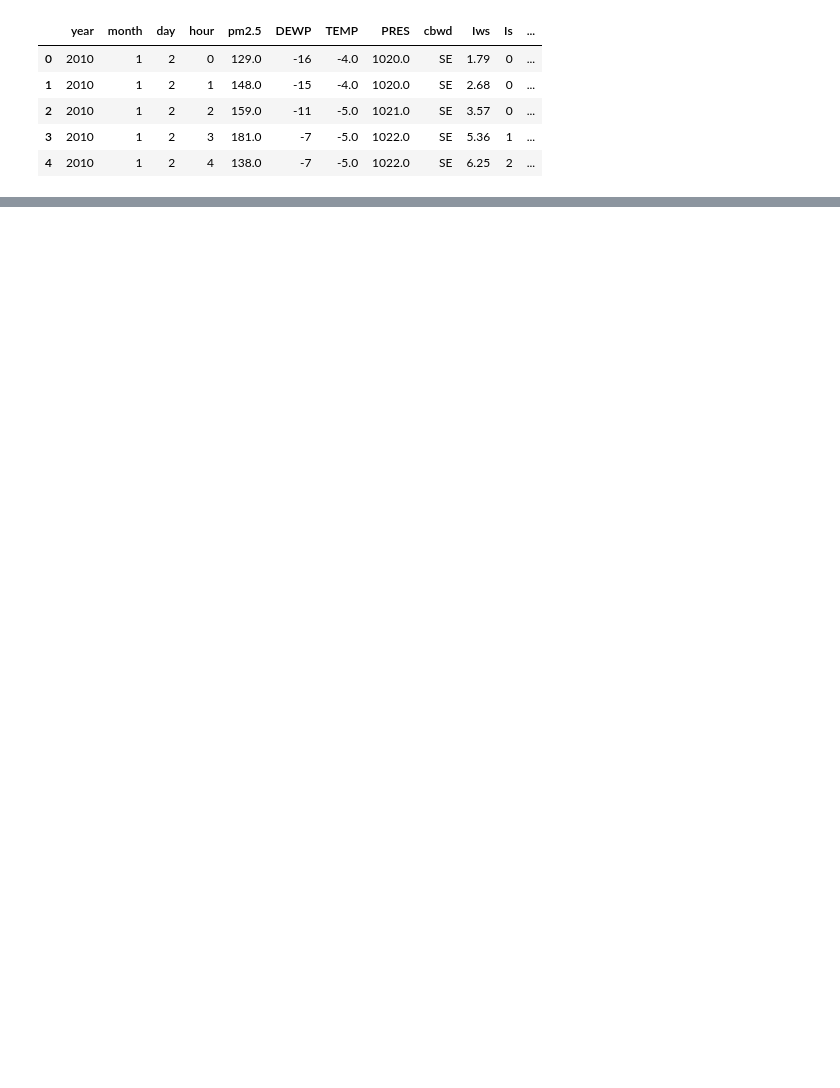
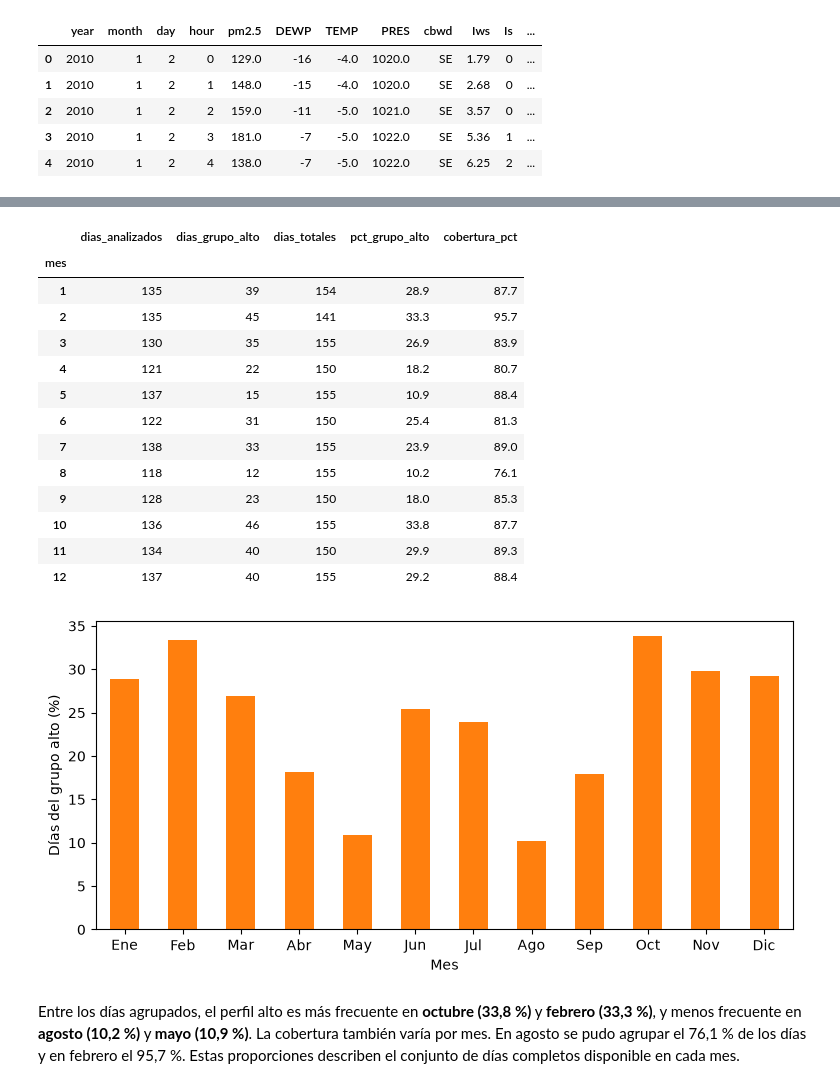
Before and after one commit to anton-p0g/Proyecto-Descubrimiento, a Jupyter notebook: Analisis_PM25.ipynb, the cells around one changed output, grey strips where cells are left out. Drawn from its saved outputs; the diff is of its cells as text; code cells hidden in the pictures; blank space fills up the shorter version.

```diff
--- a/Analisis_PM25.ipynb
+++ b/Analisis_PM25.ipynb
@@ -80,0 +204,52 @@ datos_analisis.head()
+# %%
+grupo_alto = perfil_medio.mean(axis=1).idxmax()
+
+por_mes = (
+    dias_agrupados.assign(
+        mes=pd.to_datetime(dias_agrupados.index).month,
+        es_alto=dias_agrupados["grupo"].eq(grupo_alto),
+    )
+    .groupby("mes")
+    .agg(
+        dias_analizados=("grupo", "size"),
+        dias_grupo_alto=("es_alto", "sum"),
+    )
+)
+
+por_mes["dias_totales"] = pd.to_datetime(pm25_por_dia.index).month.value_counts()
+por_mes["pct_grupo_alto"] = (
+    100 * por_mes["dias_grupo_alto"] / por_mes["dias_analizados"]
+)
+por_mes["cobertura_pct"] = (
+    100 * por_mes["dias_analizados"] / por_mes["dias_totales"]
+)
+
+display(por_mes.round(1))
+
+meses = ["Ene", "Feb", "Mar", "Abr", "May", "Jun",
+         "Jul", "Ago", "Sep", "Oct", "Nov", "Dic"]
+
+ax = por_mes["pct_grupo_alto"].plot.bar(
+    color="tab:orange", figsize=(9, 4), rot=0
+)
+ax.set_xticks(range(12), meses)
+ax.set(xlabel="Mes", ylabel="Días del grupo alto (%)")
+plt.show()
+# %% [output]
+|  | dias_analizados | dias_grupo_alto | dias_totales | pct_grupo_alto | cobertura_pct |
+| mes |  |  |  |  |  |
+| 1 | 135 | 39 | 154 | 28.9 | 87.7 |
+| 2 | 135 | 45 | 141 | 33.3 | 95.7 |
+| 3 | 130 | 35 | 155 | 26.9 | 83.9 |
+| 4 | 121 | 22 | 150 | 18.2 | 80.7 |
+| 5 | 137 | 15 | 155 | 10.9 | 88.4 |
+| 6 | 122 | 31 | 150 | 25.4 | 81.3 |
+| 7 | 138 | 33 | 155 | 23.9 | 89.0 |
+| 8 | 118 | 12 | 155 | 10.2 | 76.1 |
+| 9 | 128 | 23 | 150 | 18.0 | 85.3 |
+| 10 | 136 | 46 | 155 | 33.8 | 87.7 |
+| 11 | 134 | 40 | 150 | 29.9 | 89.3 |
+| 12 | 137 | 40 | 155 | 29.2 | 88.4 |
+[figure, added]
+# %% [markdown]
+Entre los días agrupados, el perfil alto es más frecuente en **octubre (33,8 %)** y **febrero (33,3 %)**, y menos frecuente en **agosto (10,2 %)** y **mayo (10,9 %)**. La cobertura también varía por mes. En agosto se pudo agrupar el 76,1 % de los días y en febrero el 95,7 %. Estas proporciones describen el conjunto de días completos disponible en cada mes.
```
Also changed, not shown: parts of 38 cells of this notebook, 3 other files.
